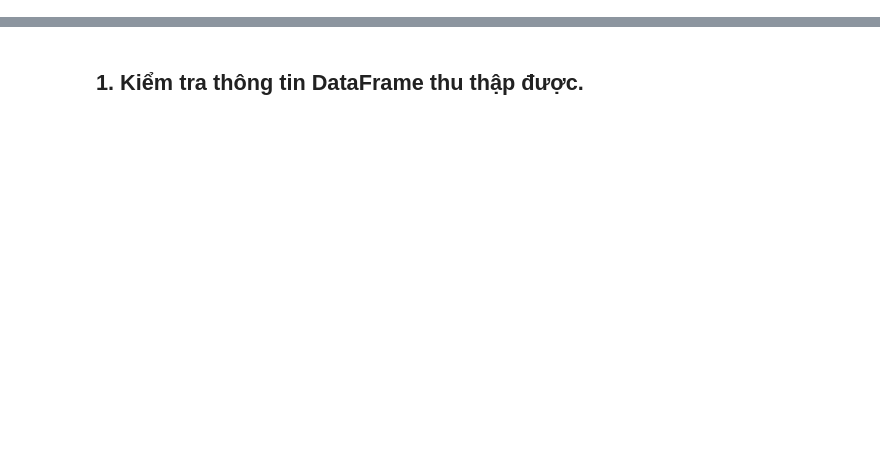
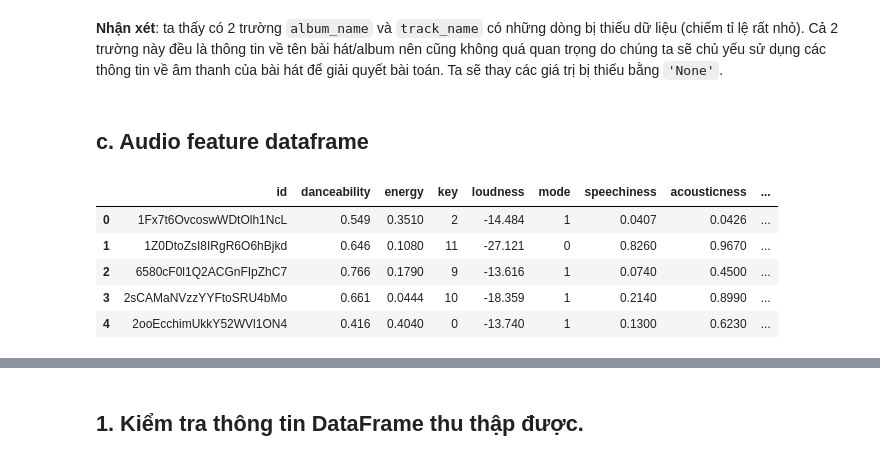
Before and after one commit to ndkhanh360/playlist_continuation, a Jupyter notebook: source/notebook/EDA.ipynb, the cells around one changed output, grey strips where cells are left out. Cells and saved outputs as stored; diff of their text form; code cells hidden in the pictures; blank space fills up the shorter version.

```diff
--- a/source/notebook/EDA.ipynb
+++ b/source/notebook/EDA.ipynb
@@ -29,0 +205,2 @@ pd_playlists = pd_playlists.fillna('None')
+# %% [markdown]
+**Nhận xét**: ta thấy có 2 trường `album_name` và `track_name` có những dòng bị thiếu dữ liệu (chiếm tỉ lệ rất nhỏ). Cả 2 trường này đều là thông tin về tên bài hát/album nên cũng không quá quan trọng do chúng ta sẽ chủ yếu sử dụng các thông tin về âm thanh của bài hát để giải quyết bài toán. Ta sẽ thay các giá trị bị thiếu bằng `'None'`.
@@ -29,0 +209,11 @@ pd_playlists = pd_playlists.fillna('None')
+# %% [markdown]
+## c. Audio feature dataframe
+# %%
+pd_audio_feats.head()
+# %% [output]
+|  | id | danceability | energy | key | loudness | mode | speechiness | acousticness | ... |
+| 0 | 1Fx7t6OvcoswWDtOlh1NcL | 0.549 | 0.3510 | 2 | -14.484 | 1 | 0.0407 | 0.0426 | ... |
+| 1 | 1Z0DtoZsI8IRgR6O6hBjkd | 0.646 | 0.1080 | 11 | -27.121 | 0 | 0.8260 | 0.9670 | ... |
+| 2 | 6580cF0l1Q2ACGnFIpZhC7 | 0.766 | 0.1790 | 9 | -13.616 | 1 | 0.0740 | 0.4500 | ... |
+| 3 | 2sCAMaNVzzYYFtoSRU4bMo | 0.661 | 0.0444 | 10 | -18.359 | 1 | 0.2140 | 0.8990 | ... |
+| 4 | 2ooEcchimUkkY52WVl1ON4 | 0.416 | 0.4040 | 0 | -13.740 | 1 | 0.1300 | 0.6230 | ... |
```
Also changed, not shown: parts of 44 cells of this notebook.
